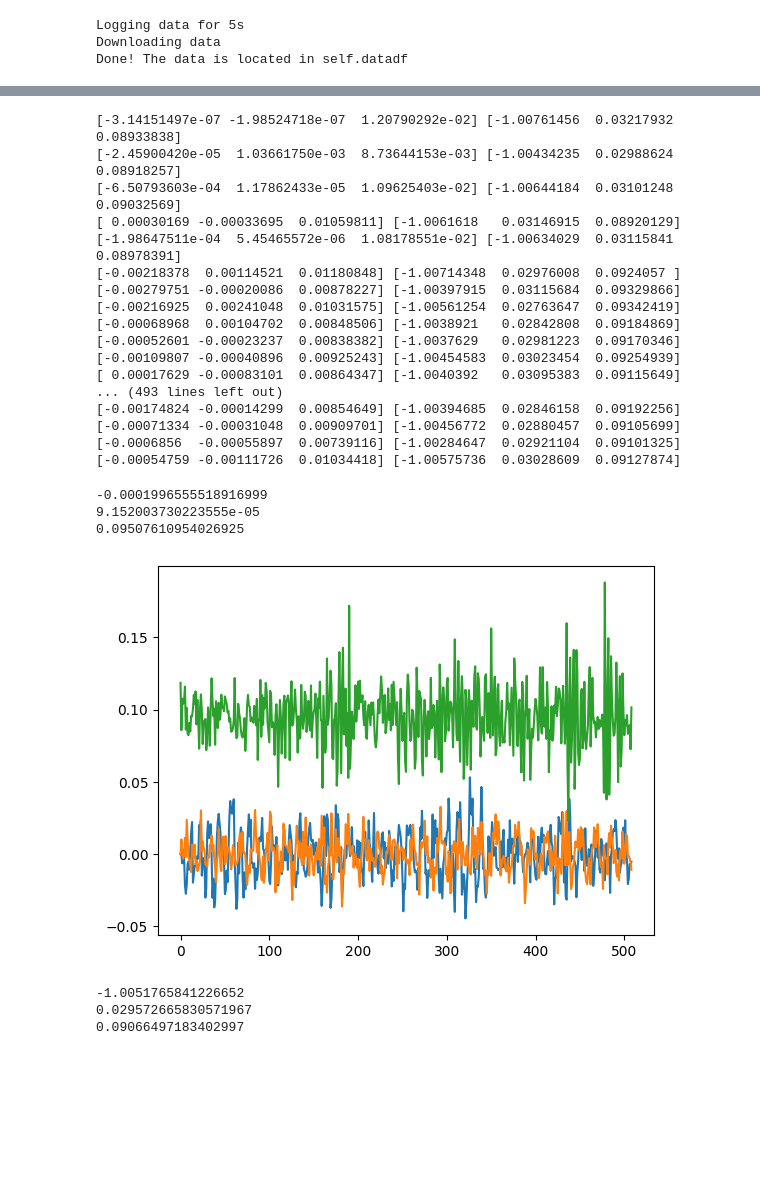
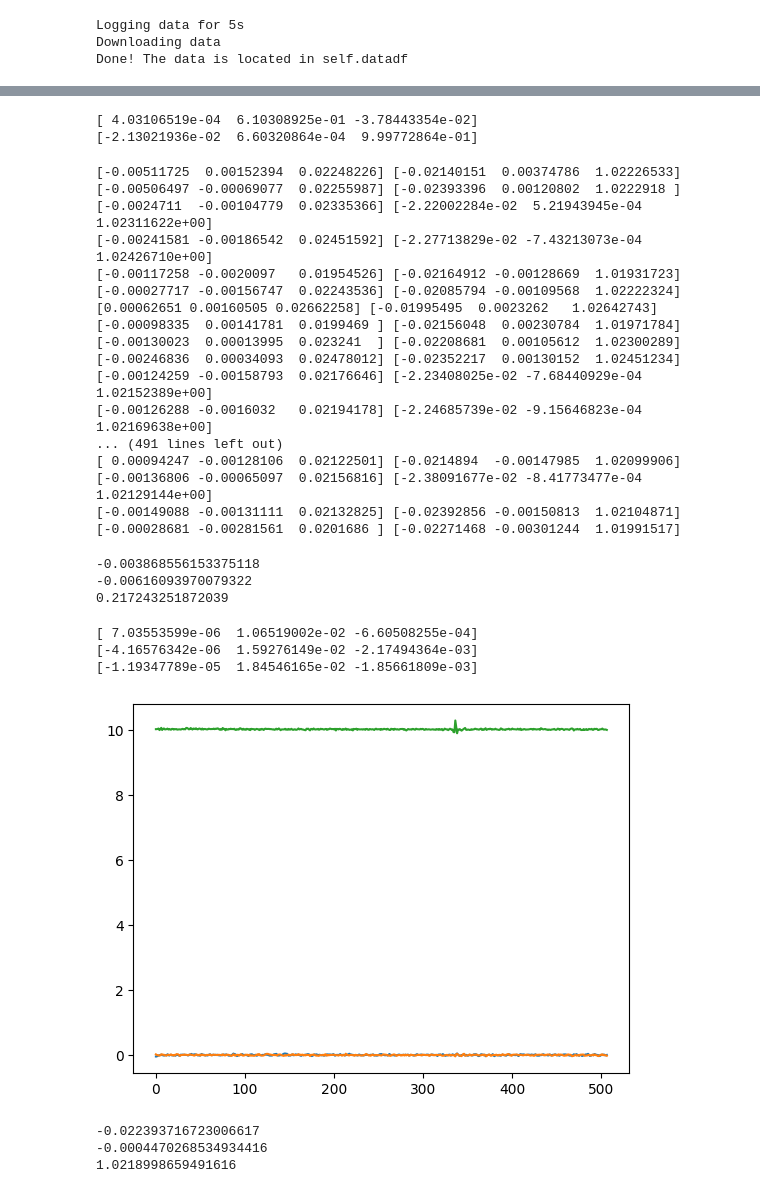
Before and after one commit to jrspan/dobbelsteenbep, a Jupyter notebook: Project files/kalman met positie.ipynb, the cells around one changed output, grey strips where cells are left out. Drawn from its saved outputs; the diff is of its cells as text; code cells hidden in the pictures; blank space fills up the shorter version.

```diff
--- a/Project files/kalman met positie.ipynb
+++ b/Project files/kalman met positie.ipynb
@@ -16,8 +17,8 @@ Leg de dobbelsteen met nummer  1  boven
 Wacht 1 secondes
 Logging data for 10s
 # %%
-cali = {'gyro bias': np.array([ 0.5007456 , -0.113276  ,  0.01238024]), 'gyro std': np.array([0.08902153, 0.09786986, 0.11230942]), 'acc values': np.array([ 0.99164924, -1.00316003,  1.00062089, -0.99832454,  1.01896869, -1.00376521]), 'acc std': np.array([0.00355673, 0.00311978, 0.00605471])}
-q_rot = np.array([0.23289724, 0.6497377, 0.66263071, -0.2907238])
+cali = {'gyro bias': np.array([ 0.4494553 , -0.12481477,  0.05589055]), 'gyro std': np.array([0.04623529, 0.06378063, 0.05948078]), 'acc values': np.array([ 0.99333502, -1.00794565,  1.00001939, -1.00483598,  1.02605969, -1.01022587]), 'acc std': np.array([0.001073  , 0.0011066 , 0.00117693, 0.00233057, 0.00178357, 0.00134386])}
+q_rot = np.array([-0.22758238, -0.66122331, -0.6738042, 0.23870041])
 acc_std = cali['acc std']
 gyro_std = cali['gyro std']
 # %%
@@ -64,12 +65,14 @@ z_gyro 0.007190104781755203
+# %%
+data = pd.read_csv('yapa data.csv')
 # %%
 y11 = np.array([np.mean(data['x_acc'][0:10]), np.mean(data['y_acc'][0:10]), np.mean(data['z_acc'][0:10])])
 gb = y11 / np.linalg.norm(y11)
 gn = np.array([0, 0, 1])
 mn = np.array([1, 0, 0])
 ymb= np.array([1, 2, 3])
-mb = np.cross(gb, np.cross(ymb / np.linalg.norm(ymb), gb))
+mb = np.array([1, 0, 0]) #np.cross(gb, np.cross(ymb / np.linalg.norm(ymb), gb))
 
-A = - np.matmul(left_quat_mul(np.array([0, *gn])), right_quat_mul(np.array([0, *gb]))) #- np.matmul(left_quat_mul(np.array([0, *mn])), right_quat_mul(np.array([0, *mb])))
+A = - np.matmul(left_quat_mul(np.array([0, *gn])), right_quat_mul(np.array([0, *gb]))) - np.matmul(left_quat_mul(np.array([0, *mn])), right_quat_mul(np.array([0, *mb])))
 
 # Compute eigenvalues and eigenvectors
 eigenvalues, eigenvectors = np.linalg.eigh(A)
@@ -79,6 +82,12 @@ eigenvalues, eigenvectors = np.linalg.eigh(A)
 max_eigenvalue_index = np.argmax(eigenvalues)
 max_eigenvector = eigenvectors[:, max_eigenvalue_index]
 q11 = max_eigenvector
+# %%
+print(quaternion_to_euler(max_eigenvector) * 180 / np.pi)
+print(gb)
+# %% [output]
+[ 4.03106519e-04  6.10308925e-01 -3.78443354e-02]
+[-2.13021936e-02  6.60320864e-04  9.99772864e-01]
 # %%
 q11 = max_eigenvector
 
@@ -115,7 +124,7 @@ Q = np.array([
     [0, 0, gyro_std[2] ** 2]
 ])
 
-R = np.array([
+R = 100000 * np.array([
     [acc_std[0] ** 2, 0, 0],
     [0, acc_std[1] ** 2, 0],
     [0, 0, acc_std[2] ** 2],
@@ -172,43 +181,50 @@ for i in range(1, len(data['timestamp'])):
     p_list.append(ptmin1)
     v_list.append(vtmin1)
 # %% [output]
-[-3.14151497e-07 -1.98524718e-07  1.20790292e-02] [-1.00761456  0.03217932  0.08933838]
-[-2.45900420e-05  1.03661750e-03  8.73644153e-03] [-1.00434235  0.02988624  0.08918257]
-[-6.50793603e-04  1.17862433e-05  1.09625403e-02] [-1.00644184  0.03101248  0.09032569]
-[ 0.00030169 -0.00033695  0.01059811] [-1.0061618   0.03146915  0.08920129]
-[-1.98647511e-04  5.45465572e-06  1.08178551e-02] [-1.00634029  0.03115841  0.08978391]
-[-0.00218378  0.00114521  0.01180848] [-1.00714348  0.02976008  0.0924057 ]
-[-0.00279751 -0.00020086  0.00878227] [-1.00397915  0.03115684  0.09329866]
-[-0.00216925  0.00241048  0.01031575] [-1.00561254  0.02763647  0.09342419]
-[-0.00068968  0.00104702  0.00848506] [-1.0038921   0.02842808  0.09184869]
-[-0.00052601 -0.00023237  0.00838382] [-1.0037629   0.02981223  0.09170346]
-[-0.00109807 -0.00040896  0.00925243] [-1.00454583  0.03023454  0.09254939]
-[ 0.00017629 -0.00083101  0.00864347] [-1.0040392   0.03095383  0.09115649]
-... (493 lines left out)
-[-0.00174824 -0.00014299  0.00854649] [-1.00394685  0.02846158  0.09192256]
-[-0.00071334 -0.00031048  0.00909701] [-1.00456772  0.02880457  0.09105699]
-[-0.0006856  -0.00055897  0.00739116] [-1.00284647  0.02921104  0.09101325]
-[-0.00054759 -0.00111726  0.01034418] [-1.00575736  0.03028609  0.09127874]
+[-0.00511725  0.00152394  0.02248226] [-0.02140151  0.00374786  1.02226533]
+[-0.00506497 -0.00069077  0.02255987] [-0.02393396  0.00120802  1.0222918 ]
+[-0.0024711  -0.00104779  0.02335366] [-2.22002284e-02  5.21943945e-04  1.02311622e+00]
+[-0.00241581 -0.00186542  0.02451592] [-2.27713829e-02 -7.43213073e-04  1.02426710e+00]
+[-0.00117258 -0.0020097   0.01954526] [-0.02164912 -0.00128669  1.01931723]
+[-0.00027717 -0.00156747  0.02243536] [-0.02085794 -0.00109568  1.02222324]
+[0.00062651 0.00160505 0.02662258] [-0.01995495  0.0023262   1.02642743]
+[-0.00098335  0.00141781  0.0199469 ] [-0.02156048  0.00230784  1.01971784]
+[-0.00130023  0.00013995  0.023241  ] [-0.02208681  0.00105612  1.02300289]
+[-0.00246836  0.00034093  0.02478012] [-0.02352217  0.00130152  1.02451234]
+[-0.00124259 -0.00158793  0.02176646] [-2.23408025e-02 -7.68440929e-04  1.02152389e+00]
+[-0.00126288 -0.0016032   0.02194178] [-2.24685739e-02 -9.15646823e-04  1.02169638e+00]
+... (491 lines left out)
+[ 0.00094247 -0.00128106  0.02122501] [-0.0214894  -0.00147985  1.02099906]
+[-0.00136806 -0.00065097  0.02156816] [-2.38091677e-02 -8.41773477e-04  1.02129144e+00]
+[-0.00149088 -0.00131111  0.02132825] [-0.02392856 -0.00150813  1.02104871]
+[-0.00028681 -0.00281561  0.0201686 ] [-0.02271468 -0.00301244  1.01991517]
 # %%
 ans = np.reshape(np.concatenate(an_list), (int(len(an_list)), 3))
 for i in range(3):
     print(np.mean(ans[:,i]))
 # %% [output]
--0.0001996555518916999
-9.152003730223555e-05
-0.09507610954026925
+-0.003868556153375118
+-0.00616093970079322
+0.217243251872039
+# %%
+for q in q_list[:3]:
+    print(quaternion_to_euler(q))
+# %% [output]
+[ 7.03553599e-06  1.06519002e-02 -6.60508255e-04]
+[-4.16576342e-06  1.59276149e-02 -2.17494364e-03]
+[-1.19347789e-05  1.84546165e-02 -1.85661809e-03]
 # %%
 plt.plot(ans[:,0])
 plt.plot(ans[:,1])
-plt.plot(ans[:,2])
+plt.plot(ans[:,2]+9.81)
 plt.show()
 # %% [output]
-[figure, old version]
+[figure, new version]
 # %%
 yats = np.reshape(np.concatenate(yat_list), (int(len(yat_list)), 3))
 for i in range(3):
     print(np.mean(yats[:,i]))
 # %% [output]
--1.0051765841226652
-0.029572665830571967
-0.09066497183402997
+-0.022393716723006617
+-0.0004470268534934416
+1.0218998659491616
```
Also changed, not shown: parts of 9 cells of this notebook, 9 other files.
